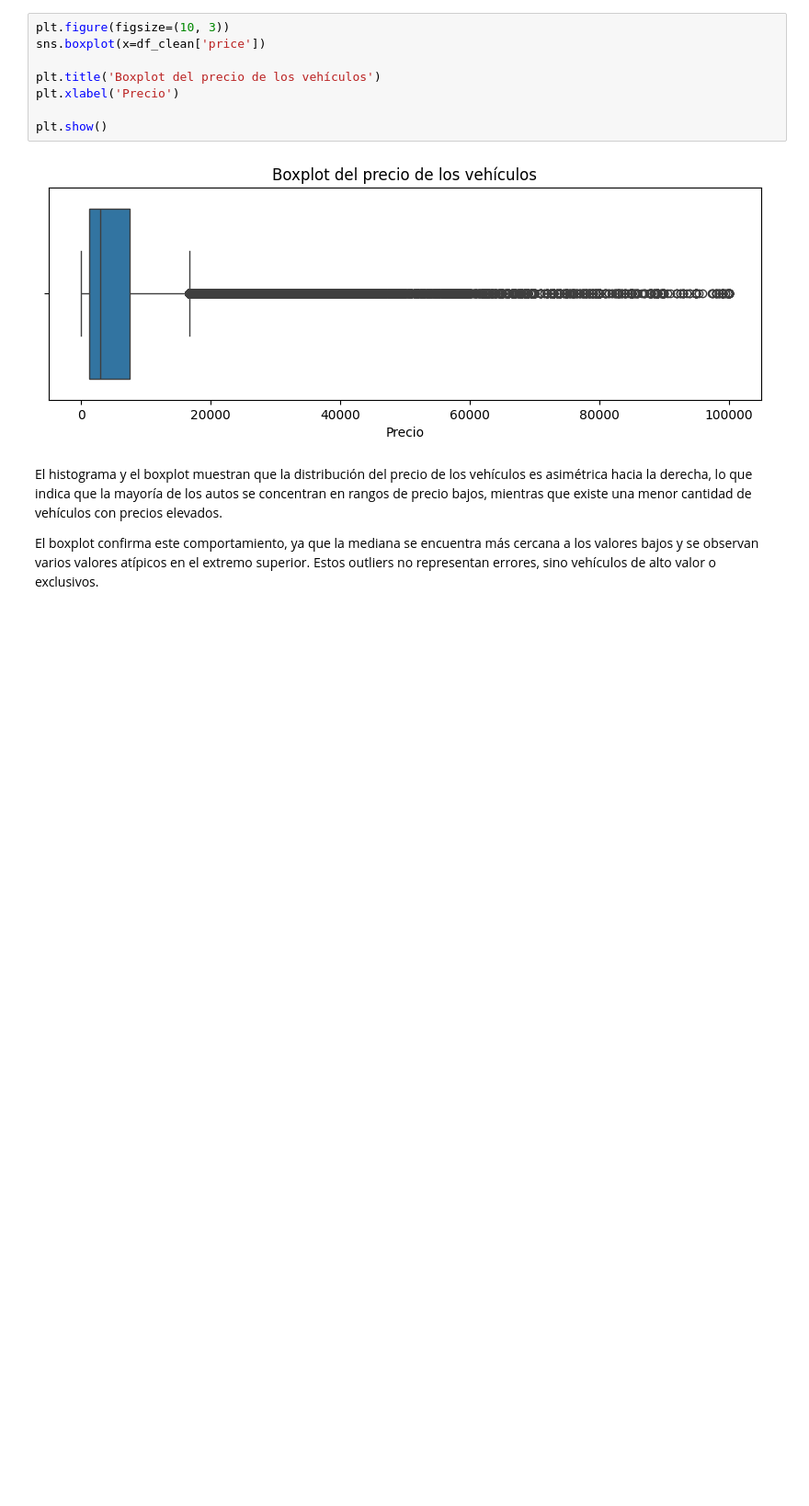
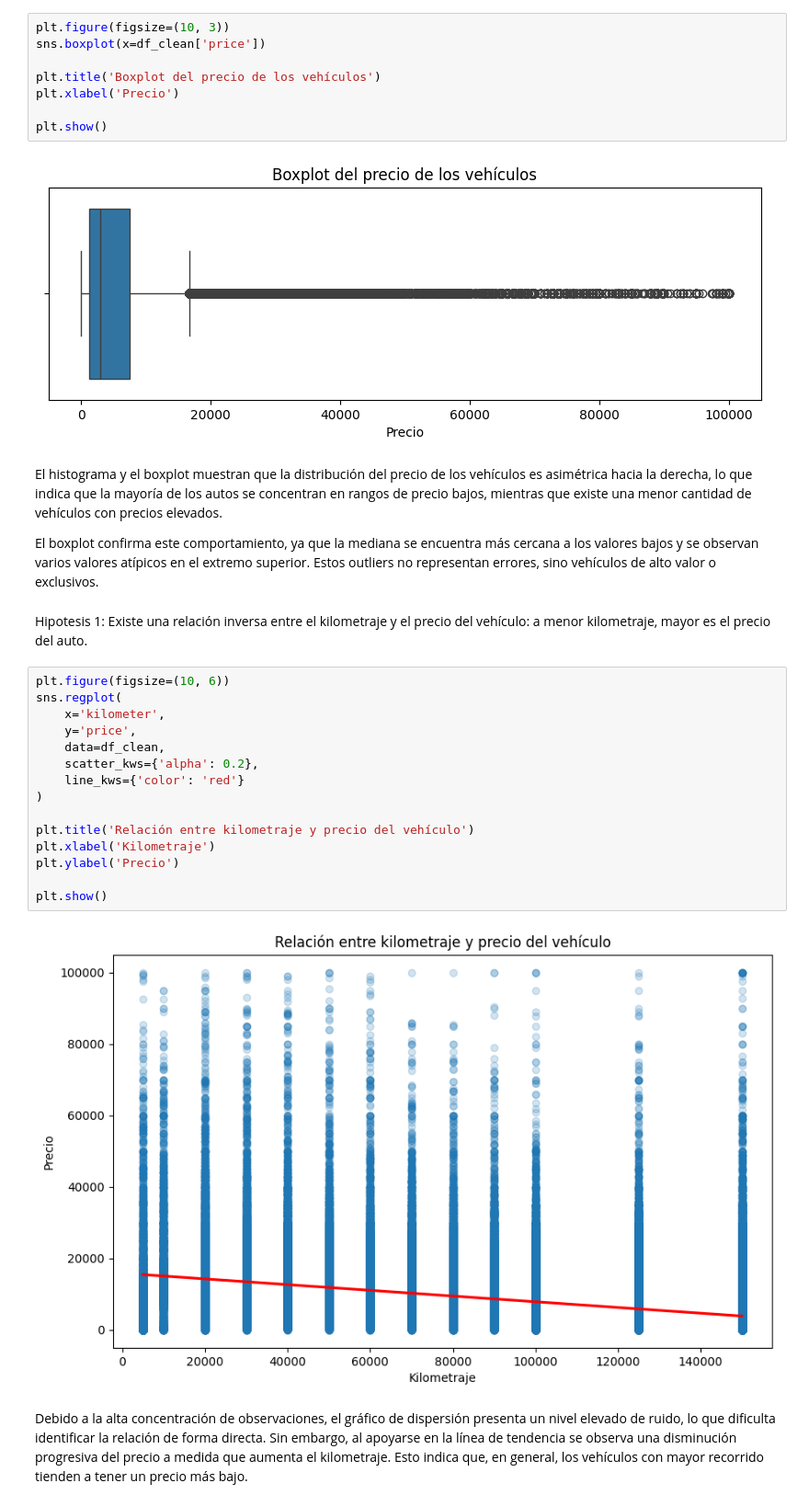
Before and after one commit to tsarien/data-science-1, a Jupyter notebook: ProyectoDSParteI+Alba.ipynb, the cells around one changed output. Shown at 92% size. Saved outputs shown, nothing was run; the diff lists cells and outputs as text; blank space fills up the shorter version.

Commit message:
Primera entrega

```diff
--- a/ProyectoDSParteI+Alba.ipynb
+++ b/ProyectoDSParteI+Alba.ipynb
@@ -205,3 +205,24 @@ plt.show()
 El histograma y el boxplot muestran que la distribución del precio de los vehículos es asimétrica hacia la derecha, lo que indica que la mayoría de los autos se concentran en rangos de precio bajos, mientras que existe una menor cantidad de vehículos con precios elevados.
 
 El boxplot confirma este comportamiento, ya que la mediana se encuentra más cercana a los valores bajos y se observan varios valores atípicos en el extremo superior. Estos outliers no representan errores, sino vehículos de alto valor o exclusivos.
+# %% [markdown]
+Hipotesis 1: Existe una relación inversa entre el kilometraje y el precio del vehículo: a menor kilometraje, mayor es el precio del auto.
+# %%
+plt.figure(figsize=(10, 6))
+sns.regplot(
+    x='kilometer',
+    y='price',
+    data=df_clean,
+    scatter_kws={'alpha': 0.2},
+    line_kws={'color': 'red'}
+)
+
+plt.title('Relación entre kilometraje y precio del vehículo')
+plt.xlabel('Kilometraje')
+plt.ylabel('Precio')
+
+plt.show()
+# %% [output]
+[figure, added]
+# %% [markdown]
+Debido a la alta concentración de observaciones, el gráfico de dispersión presenta un nivel elevado de ruido, lo que dificulta identificar la relación de forma directa. Sin embargo, al apoyarse en la línea de tendencia se observa una disminución progresiva del precio a medida que aumenta el kilometraje. Esto indica que, en general, los vehículos con mayor recorrido tienden a tener un precio más bajo.
```
Also changed, not shown: parts of 5 cells of this notebook.
